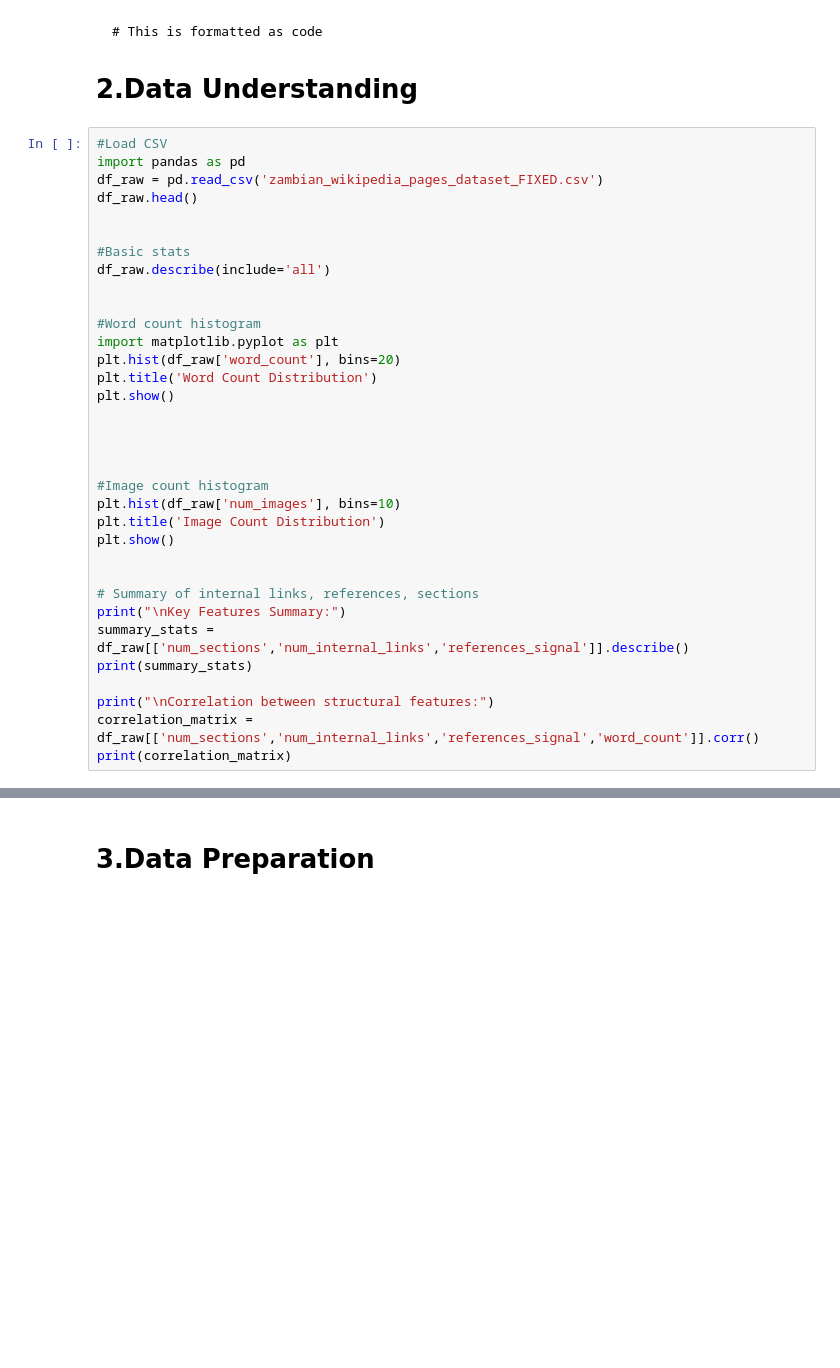
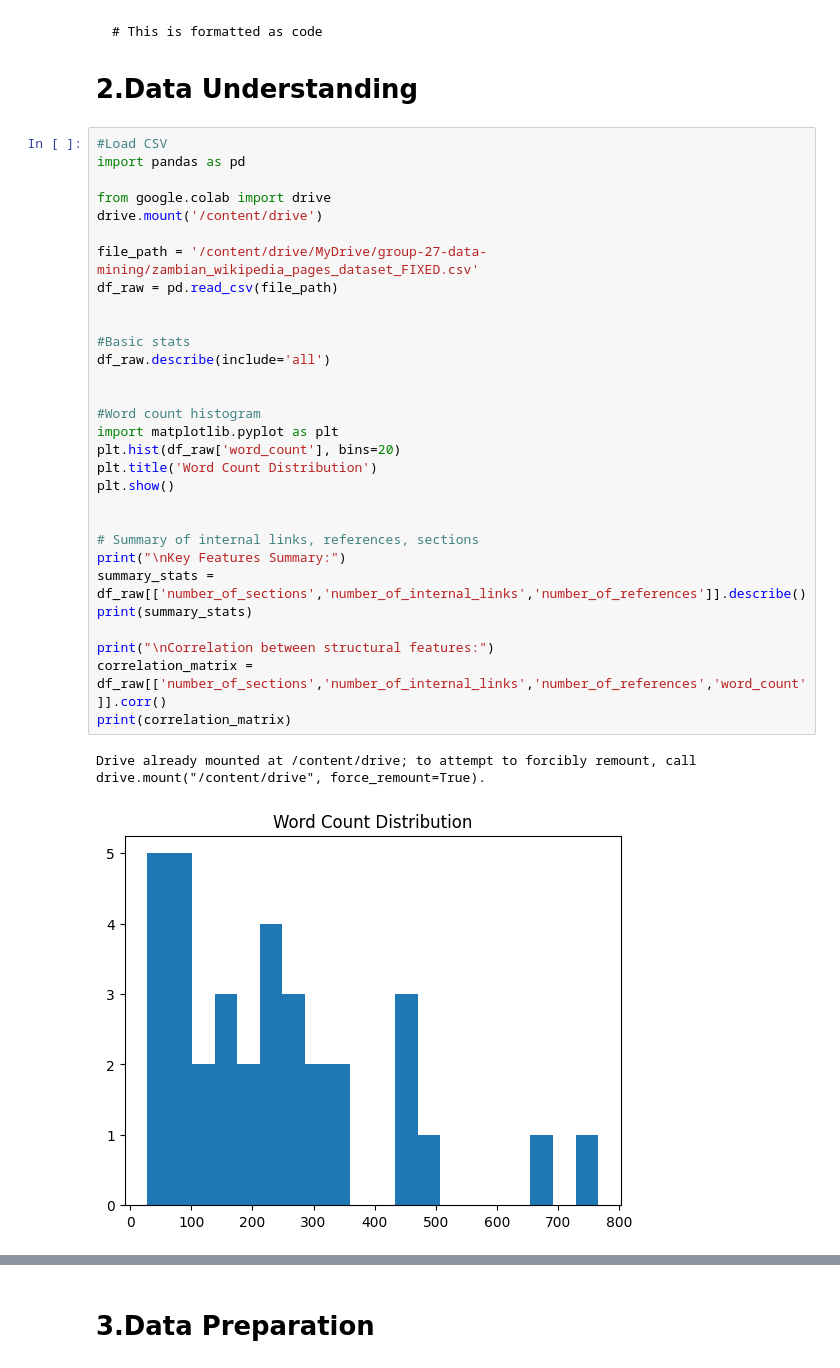
Before and after one commit to Akende1/code-unza25-csc4792-project_team_27-repository, a Jupyter notebook: code_unza25_csc4792_project_team_27_notebook.ipynb, the cells around one changed output, grey strips where cells are left out. Cells and saved outputs as stored; diff of their text form; blank space fills up the shorter version.

```diff
--- a/code_unza25_csc4792_project_team_27_notebook.ipynb
+++ b/code_unza25_csc4792_project_team_27_notebook.ipynb
@@ -110,34 +118,33 @@ Develop a rule-based recommendation system that generates actionable suggestions
 # %%
 #Load CSV
 import pandas as pd
-df_raw = pd.read_csv('zambian_wikipedia_pages_dataset_FIXED.csv')
-df_raw.head()
+
+from google.colab import drive
+drive.mount('/content/drive')
+
+file_path = '/content/drive/MyDrive/group-27-data-mining/zambian_wikipedia_pages_dataset_FIXED.csv'
+df_raw = pd.read_csv(file_path)
 
 
 #Basic stats
 df_raw.describe(include='all')
 
 
 #Word count histogram
 import matplotlib.pyplot as plt
 plt.hist(df_raw['word_count'], bins=20)
 plt.title('Word Count Distribution')
 plt.show()
 
 
-
-
-#Image count histogram
-plt.hist(df_raw['num_images'], bins=10)
-plt.title('Image Count Distribution')
-plt.show()
-
-
 # Summary of internal links, references, sections
 print("\nKey Features Summary:")
-summary_stats = df_raw[['num_sections','num_internal_links','references_signal']].describe()
+summary_stats = df_raw[['number_of_sections','number_of_internal_links','number_of_references']].describe()
 print(summary_stats)
 
 print("\nCorrelation between structural features:")
-correlation_matrix = df_raw[['num_sections','num_internal_links','references_signal','word_count']].corr()
+correlation_matrix = df_raw[['number_of_sections','number_of_internal_links','number_of_references','word_count']].corr()
 print(correlation_matrix)
+# %% [output]
+Drive already mounted at /content/drive; to attempt to forcibly remount, call drive.mount("/content/drive", force_remount=True).
+[figure, added]
```
Also changed, not shown: parts of 6 cells of this notebook.
